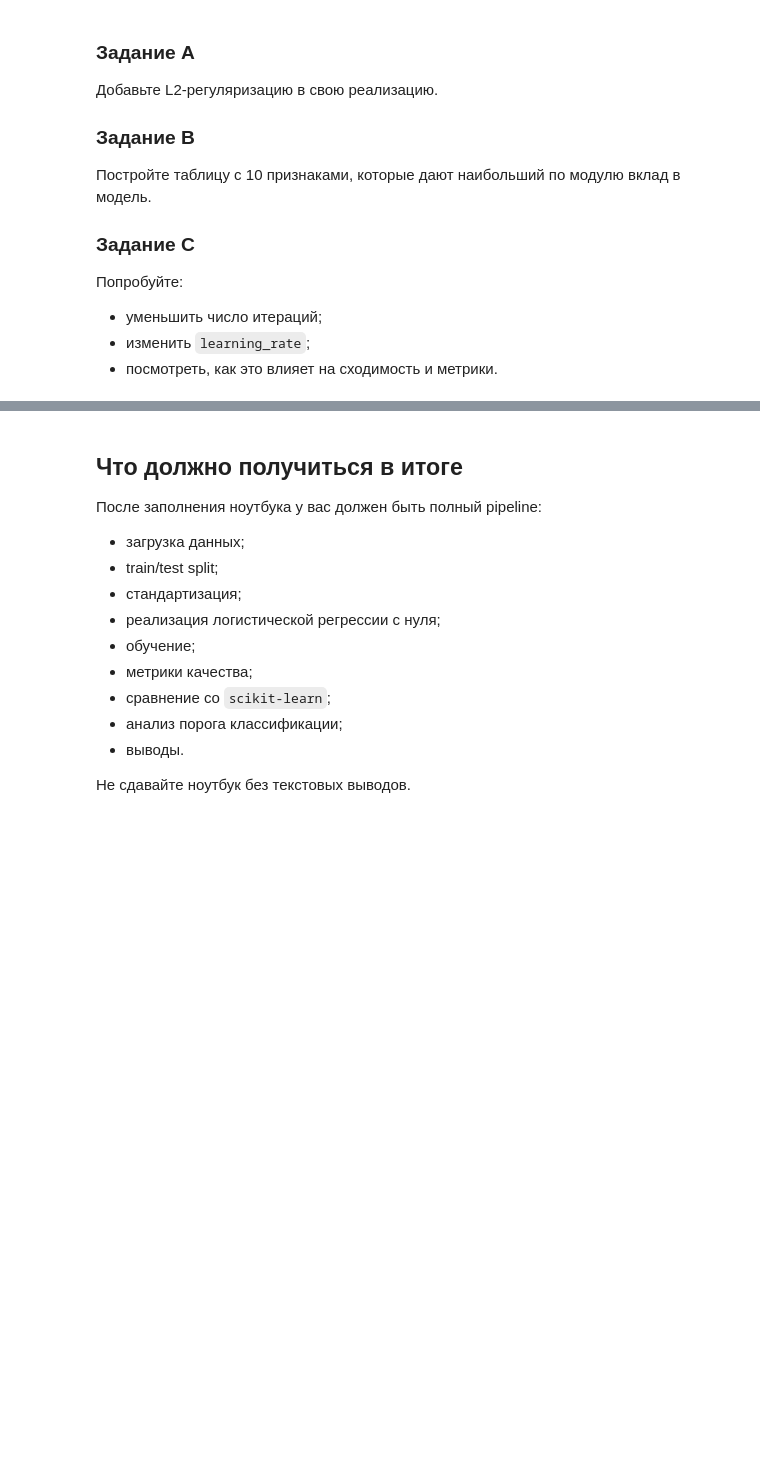
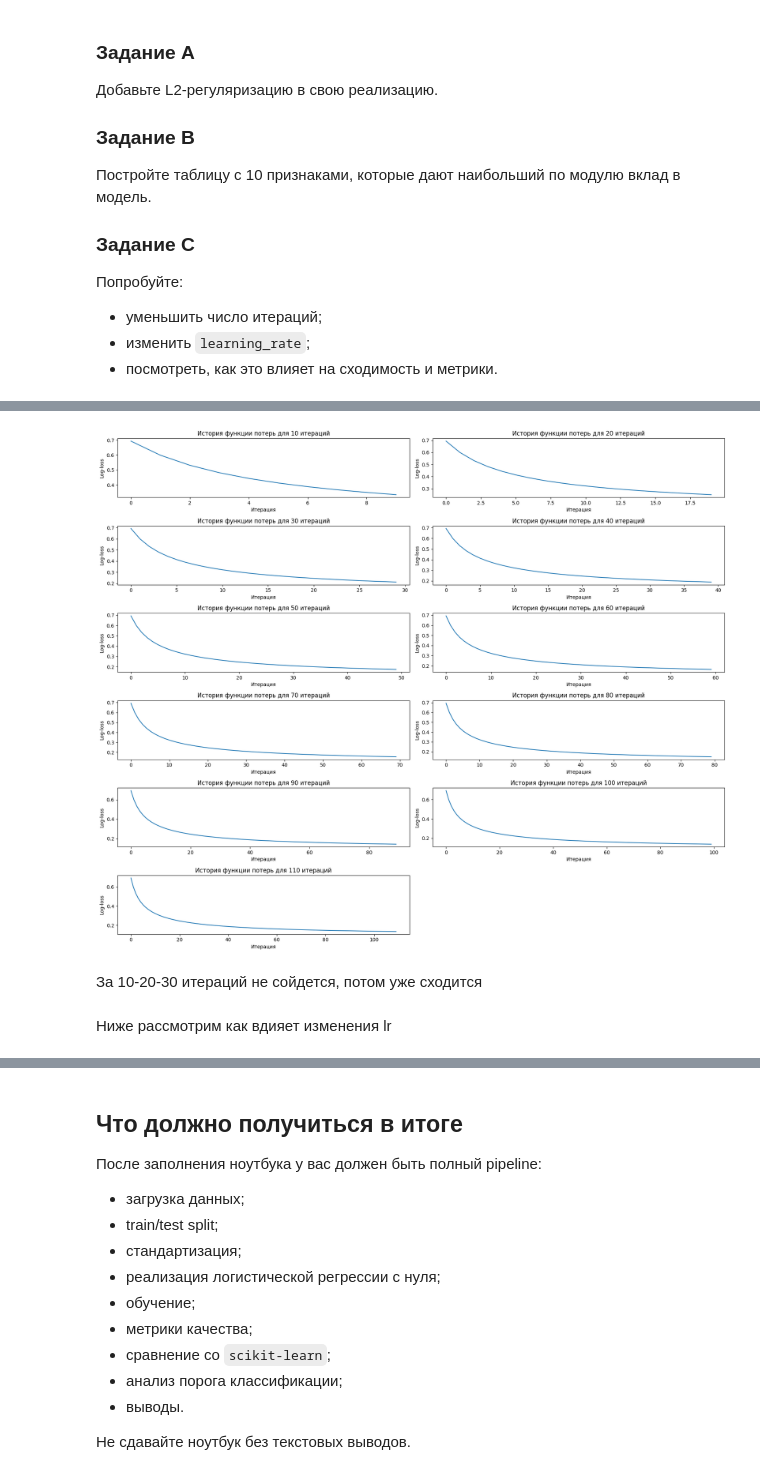
Before and after one commit to Aglaya-Alin/ML, a Jupyter notebook: hw05/hw05_logreg_practice.ipynb, the cells around one changed output, grey strips where cells are left out. Drawn from its saved outputs; the diff is of its cells as text; code cells hidden in the pictures; blank space fills up the shorter version.

```diff
--- a/hw05/hw05_logreg_practice.ipynb
+++ b/hw05/hw05_logreg_practice.ipynb
@@ -508,7 +507,6 @@ thresholds = [0.3, 0.5, 0.7]
 rows = []
 
 
-my_model.fit(X_train_scaled, y_train)
 for threshold in thresholds:
     # YOUR CODE HERE
     my_model = MyLogisticRegressionGD(
@@ -585,0 +633,15 @@ MSE штрафует за большое отклонение, те когда
+# %%
+ridge1 = MyLogisticRegressionGDRidge(learning_rate=0.05, n_iters=500, threshold=0.5, alpha=6.0)
+ridge1.fit(X_train_scaled, y_train)
+sk_pred_test = ridge1.predict(X_test_scaled)
+sk_proba_test = ridge1.predict_proba(X_test_scaled)
+
+ridge_metrics = {
+    "accuracy": accuracy_score(y_test, sk_pred_test),
+    "precision": precision_score(y_test, sk_pred_test),
+    "recall": recall_score(y_test, sk_pred_test),
+    "f1": f1_score(y_test, sk_pred_test),
+    "roc_auc": roc_auc_score(y_test, sk_proba_test)
+}
+
+pd.Series(ridge_metrics).round(4)
@@ -585,0 +694,36 @@ MSE штрафует за большое отклонение, те когда
+# %%
+'''
+Task C
+'''
+
+
+
+
+plt.figure(figsize=(18, 15))
+
+
+
+for i in range(1, 12):
+    plt.subplot(6, 2, i)
+
+    ridge = MyLogisticRegressionGDRidge(
+        learning_rate=0.05,   # подберите разумное значение
+        n_iters=10*i,         # задайте число итераций
+        threshold=0.5,
+        alpha=6.0
+    )
+
+    ridge.fit(X_train_scaled, y_train)
+    plt.plot(ridge.loss_history)
+    plt.title("История функции потерь для " + str(ridge.n_iters)+ " итераций")
+    plt.xlabel("Итерация")
+    plt.ylabel("Log-loss")
+
+plt.tight_layout()
+plt.show()
+# %% [output]
+[figure, added]
+# %% [markdown]
+За 10-20-30 итераций не сойдется, потом уже сходится
+# %% [markdown]
+Ниже рассмотрим как вдияет изменения lr
```
Also changed, not shown: parts of 13 cells of this notebook.
